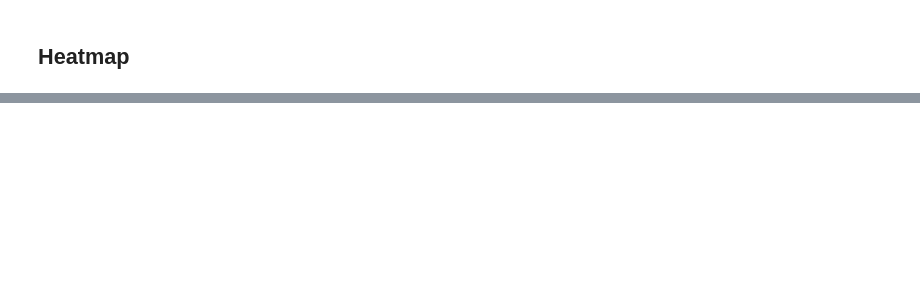
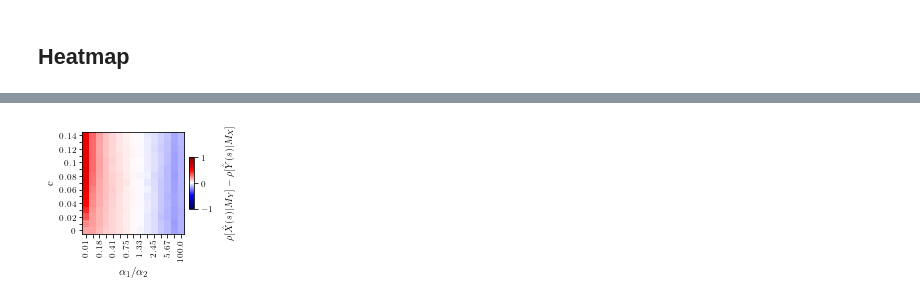
Before and after one commit to KatharinaBracher/GCCM, a Jupyter notebook: gccm_python/nobound_DiffusionMean.ipynb, the cells around one changed output, grey strips where cells are left out. Saved outputs shown, nothing was run; the diff lists cells and outputs as text; code cells hidden in the pictures; blank space fills up the shorter version.

```diff
--- a/gccm_python/nobound_DiffusionMean.ipynb
+++ b/gccm_python/nobound_DiffusionMean.ipynb
@@ -1022,0 +928,24 @@ ServerApp.rate_limit_window=3.0 (secs)
+# %%
+fig, ax = plt.subplots(1,1, figsize=(2,2))
+p = plt.imshow(np.array(list(diff_map.values())).reshape(len(c_list), a_list.shape[0]),
+               cmap='seismic', vmin=-1, vmax=1, origin='lower')
+ax.invert_xaxis()
+
+ax.set_xticks(np.arange(a_ratio.shape[0]))
+ax.set_yticks(np.arange(len(c_list)))
+# Only show every second label for the x-axis
+ax.set_xticklabels([label if idx % 2 == 0 else '' for idx, label in enumerate(a_ratio.round(2))])
+plt.setp(ax.get_xticklabels(), rotation=90)
+
+# Only show every second label for the y-axis
+ax.set_yticklabels([label if idx % 2 == 0 else '' for idx, label in enumerate(c_list)])
+
+ax.set_xlabel(r'$\alpha_1/\alpha_2$')
+ax.set_ylabel(r'c')
+
+cbar = fig.colorbar(p, fraction=0.046, pad=0.04, aspect=10)
+cbar.set_label(r'$ \rho[\hat{X}(s)|M_Y] - \rho[\hat{Y}(s)|M_X]$', fontsize=10, labelpad=10)
+
+plt.savefig('plots_paper/heatmap.pdf', bbox_inches='tight')
+# %% [output]
+[figure, added]
```
Also changed, not shown: parts of 14 cells of this notebook, 11 other files.
